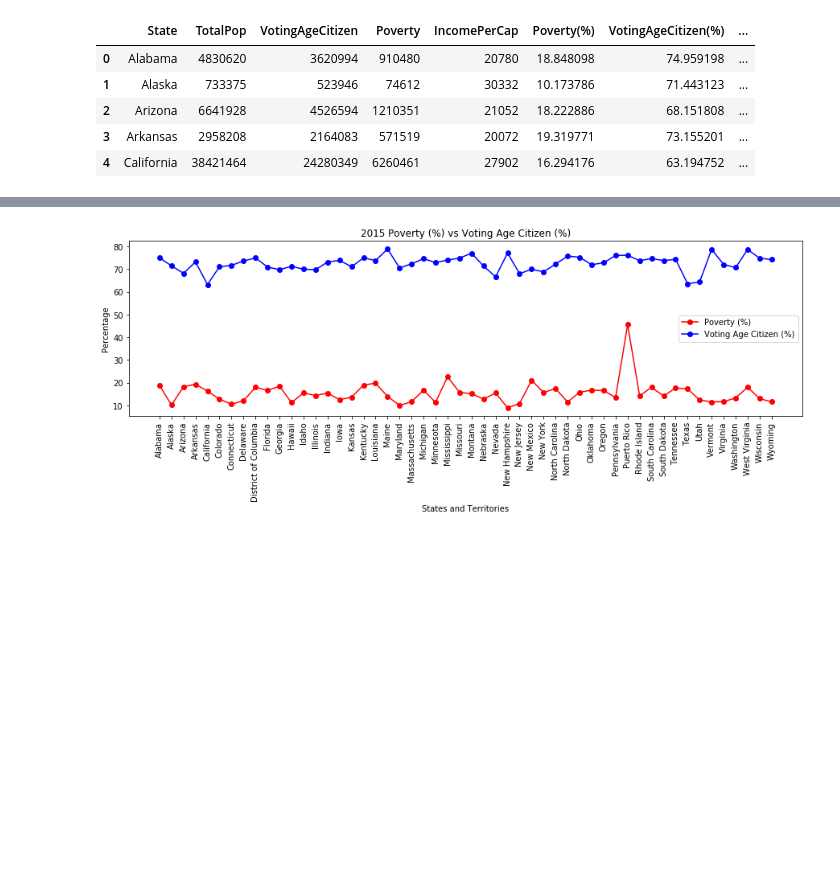
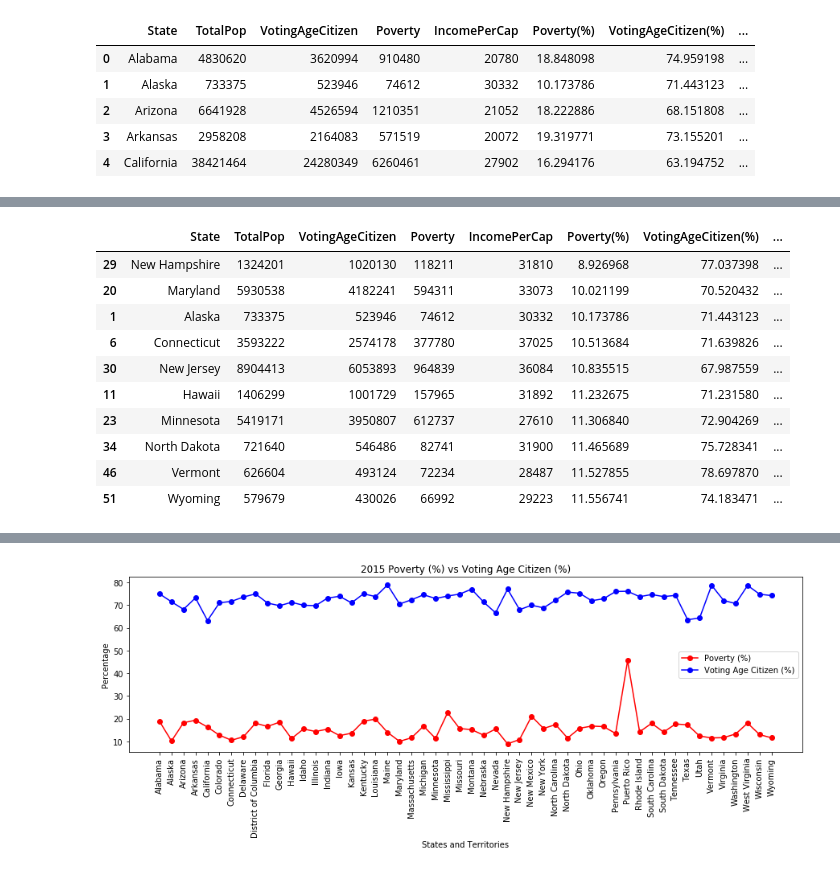
Before and after one commit to charlim26/censusproject, a Jupyter notebook: Kmar_Citizen_Poverty/Citizen_Poverty.ipynb, the cells around one changed output, grey strips where cells are left out. Saved outputs shown, nothing was run; the diff lists cells and outputs as text; code cells hidden in the pictures; blank space fills up the shorter version.

```diff
--- a/Kmar_Citizen_Poverty/Citizen_Poverty.ipynb
+++ b/Kmar_Citizen_Poverty/Citizen_Poverty.ipynb
@@ -61,0 +76,16 @@ state_2015_citpov.head()
+# %%
+# Lowest poverty % 2015
+lowest_pov_15 = state_2015_citpov.nsmallest(10, "Poverty(%)")
+lowest_pov_15
+# %% [output]
+|  | State | TotalPop | VotingAgeCitizen | Poverty | IncomePerCap | Poverty(%) | VotingAgeCitizen(%) | ... |
+| 29 | New Hampshire | 1324201 | 1020130 | 118211 | 31810 | 8.926968 | 77.037398 | ... |
+| 20 | Maryland | 5930538 | 4182241 | 594311 | 33073 | 10.021199 | 70.520432 | ... |
+| 1 | Alaska | 733375 | 523946 | 74612 | 30332 | 10.173786 | 71.443123 | ... |
+| 6 | Connecticut | 3593222 | 2574178 | 377780 | 37025 | 10.513684 | 71.639826 | ... |
+| 30 | New Jersey | 8904413 | 6053893 | 964839 | 36084 | 10.835515 | 67.987559 | ... |
+| 11 | Hawaii | 1406299 | 1001729 | 157965 | 31892 | 11.232675 | 71.231580 | ... |
+| 23 | Minnesota | 5419171 | 3950807 | 612737 | 27610 | 11.306840 | 72.904269 | ... |
+| 34 | North Dakota | 721640 | 546486 | 82741 | 31900 | 11.465689 | 75.728341 | ... |
+| 46 | Vermont | 626604 | 493124 | 72234 | 28487 | 11.527855 | 78.697870 | ... |
+| 51 | Wyoming | 579679 | 430026 | 66992 | 29223 | 11.556741 | 74.183471 | ... |
```
Also changed, not shown: parts of 12 cells of this notebook.
